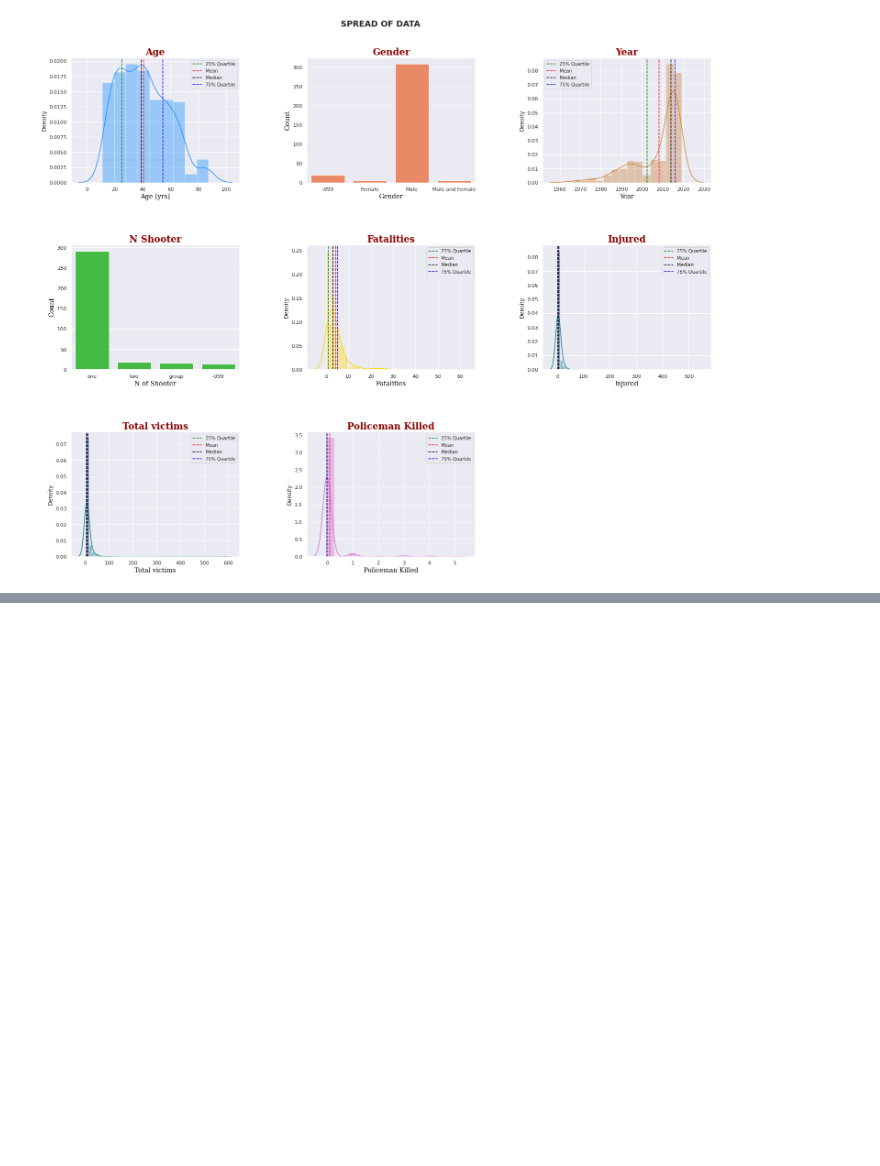
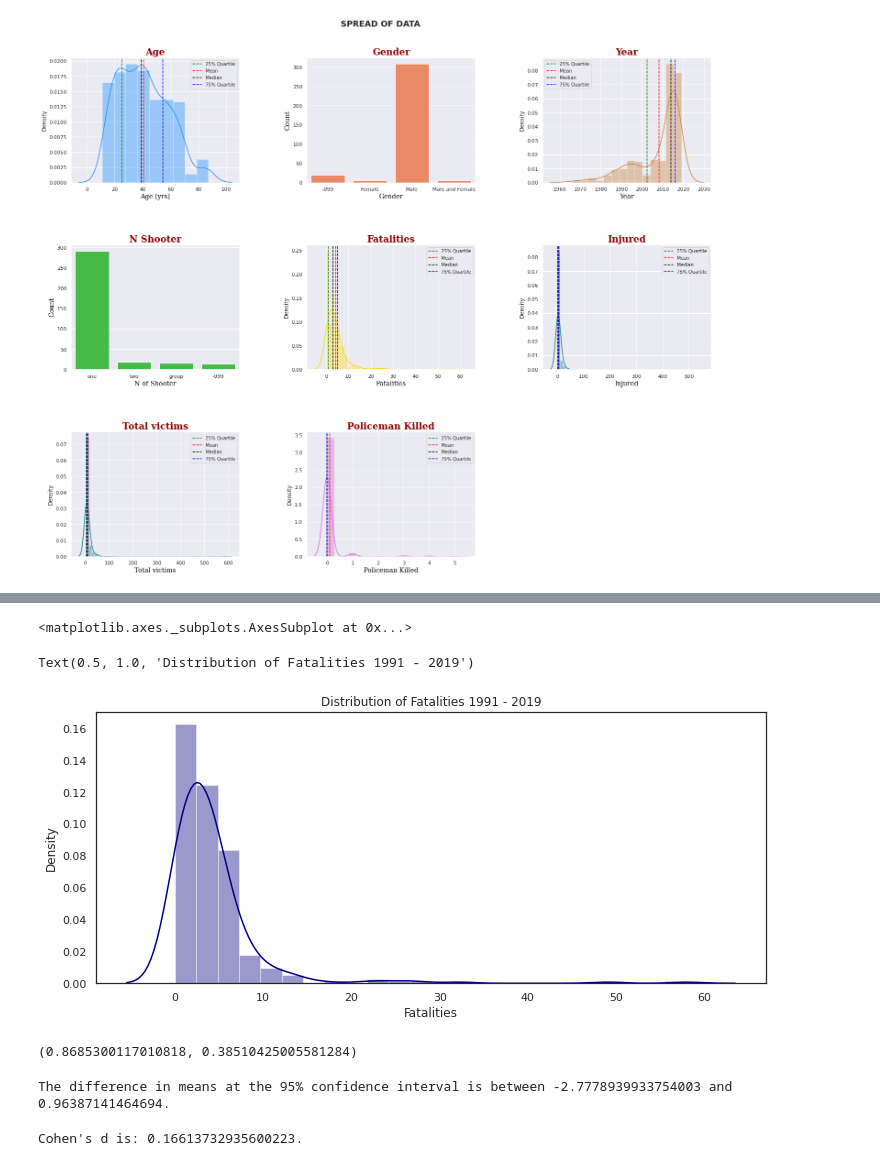
Before and after one commit to Antonio-Martinez-Sanchez/Capstone-Thinkful-Excel, a Jupyter notebook: Final_Capstone_Thinkful.ipynb, the cells around one changed output, grey strips where cells are left out. Cells and saved outputs as stored; diff of their text form; code cells hidden in the pictures; blank space fills up the shorter version.

```diff
--- a/Final_Capstone_Thinkful.ipynb
+++ b/Final_Capstone_Thinkful.ipynb
@@ -603,0 +654,57 @@ ax7.legend(fontsize=10);
+# %%
+fig, ax = plt.subplots(1,figsize=(12,5))
+sns.distplot(after_1991['Fatalities'], bins=24, color='navy')
+ax.set_title('Distribution of Fatalities 1991 - 2019')
+# %% [output]
+<matplotlib.axes._subplots.AxesSubplot at 0x...>
+Text(0.5, 1.0, 'Distribution of Fatalities 1991 - 2019')
+[figure, added]
+# %%
+import statsmodels.api as sm
+import statsmodels.formula.api as smf
+
+sm.stats.ztest(x1=before_1991['Fatalities'], x2=after_1991['Fatalities'])
+# %% [output]
+(0.8685300117010818, 0.38510425005581284)
+# %%
+# Calculate the standard error and compute the confidence intervals
+#confidence intervals
+
+sample_1_n = before_1991.shape[0]
+sample_2_n = after_1991.shape[0]
+sample_1_mean = before_1991['Fatalities'].mean()
+sample_2_mean = after_1991['Fatalities'].mean()
+sample_1_var = before_1991['Fatalities'].var()
+sample_2_var = after_1991['Fatalities'].var()
+
+import math
+
+std_err_difference = math.sqrt((sample_1_var/sample_1_n)+(sample_2_var/sample_2_n))
+
+mean_difference = sample_2_mean - sample_1_mean
+
+margin_of_error = 1.96 * std_err_difference
+ci_lower = mean_difference - margin_of_error
+ci_upper = mean_difference + margin_of_error
+
+print("The difference in means at the 95% confidence interval is between "+str(ci_lower)+" and "+str(ci_upper)+".")
+# %% [output]
+The difference in means at the 95% confidence interval is between -2.7778939933754003 and 0.96387141464694.
+# %%
+#Cohen's d function
+
+def get_cohens_d(array_1, array_2):
+    sample_1_n = array_1.shape[0]
+    sample_2_n = array_2.shape[0]
+    sample_1_mean = array_1.mean()
+    sample_2_mean = array_2.mean()
+    sample_1_var = array_1.var()
+    sample_2_var = array_2.var()
+    s_pooled = math.sqrt((sample_1_var + sample_2_var)/2)
+    cohens = (sample_1_mean - sample_2_mean) / s_pooled
+
+    return("Cohen's d is: "+str(cohens)+ ".")
+
+print(get_cohens_d(before_1991['Fatalities'], after_1991['Fatalities']))
+# %% [output]
+Cohen's d is: 0.16613732935600223.
```
Also changed, not shown: parts of 8 cells of this notebook.
